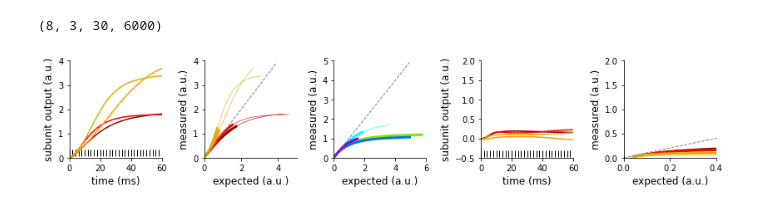
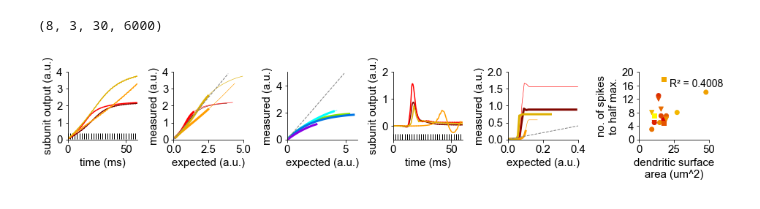
Before and after one commit to yjkimnada/dendrite, a Jupyter notebook: fig_gru/fig_gru.ipynb, the cells around one changed output. Saved outputs shown, nothing was run; the diff lists cells and outputs as text; code cells hidden in the pictures.

Commit message:
Updated figure code.

```diff
--- a/fig_gru/fig_gru.ipynb
+++ b/fig_gru/fig_gru.ipynb
@@ -3,7 +3,7 @@ import numpy as np
 import matplotlib.pyplot as plt
 import matplotlib as mpl
 # %%
-model_type = "glm"
+model_type = "gru"
 # %%
 if model_type == "glm":
     na = np.load("/media/hdd01/sklee/CA1_clust4-60/hand/glm_s10_h1_probe.npy")
@@ -107,6 +107,7 @@ clust_idx_4 = np.asarray([0,1,2,3])
 mpl.rcParams['pdf.fonttype'] = 42
 mpl.rcParams['font.sans-serif'] = "Arial"
 mpl.rcParams['font.family'] = "sans-serif"
+plt.rcParams['font.size'] = '15'
 
 #colors = ['#2fff00', '#ff00ff', '#8c00ff', '#00ff44', '#ff7300', '#00d0ff',
           #'#1500ff', '#00ffbb', '#ff0000', '#005eff', '#ffea00', '#a2ff00']
@@ -120,8 +121,11 @@ blues = ["#87E500", "#00ffff", "#0076E5", "#8700E5"]
 
 sub_idx = [1,2,3,5,6,7,8,9]
 
+if model_type == "gru":
+    fig = plt.figure(constrained_layout=True, figsize = (13,2.2))
+elif model_type == "glm":
+    fig = plt.figure(constrained_layout=True, figsize = (11,2.2))
 
-fig = plt.figure(constrained_layout=True, figsize = (13,2.2))
 gs = fig.add_gridspec(1,6, wspace=0.1, hspace=0.1)
 ax1 = fig.add_subplot(gs[0])
 ax2 = fig.add_subplot(gs[1])
@@ -212,19 +216,19 @@ ax5.margins(x=0.01, y=0.01)
 if model_type == "gru":
     ax6.margins(x=0.01, y=0.01)
 
-ax1.set_ylabel("subunit output (a.u.)", fontsize=12)
-ax4.set_ylabel("subunit output (a.u.)", fontsize=12)
-ax2.set_ylabel("measured (a.u.)", fontsize=12)
-ax5.set_ylabel("measured (a.u.)", fontsize=12)
-ax3.set_ylabel("measured (a.u.)", fontsize=12)
-ax1.set_xlabel("time (ms)", fontsize=12)
-ax4.set_xlabel("time (ms)", fontsize=12)
-ax2.set_xlabel('expected (a.u.)', fontsize=12)
-ax3.set_xlabel('expected (a.u.)', fontsize=12)
-ax5.set_xlabel('expected (a.u.)', fontsize=12)
+ax1.set_ylabel("subunit output (a.u.)")
+ax4.set_ylabel("subunit output (a.u.)")
+ax2.set_ylabel("measured (a.u.)")
+ax5.set_ylabel("measured (a.u.)")
+ax3.set_ylabel("measured (a.u.)")
+ax1.set_xlabel("time (ms)")
+ax4.set_xlabel("time (ms)")
+ax2.set_xlabel('expected (a.u.)')
+ax3.set_xlabel('expected (a.u.)')
+ax5.set_xlabel('expected (a.u.)')
 if model_type == "gru":
-    ax6.set_ylabel("no. of spikes\nto half max.", fontsize=12)
-    ax6.set_xlabel("dendritic surface\narea (um^2)", fontsize=12)
+    ax6.set_ylabel("no. of spikes\nto half max.")
+    ax6.set_xlabel("dendritic surface\narea (um^2)")
 
 if model_type == "gru":
     ax1.set_xlim(0,60)
@@ -260,33 +264,33 @@ elif model_type == "glm":
 
     ax1.set_yticks(np.arange(0,4.1,1))
     ax2.set_yticks(np.arange(0,4.1,1))
     ax5.set_yticks(np.arange(0,2.1,0.5))
     #ax6.set_yticks(np.arange(0,20.1,4))
 
 sa = np.pi * (diam_length[:,0]/2) ** 2 * diam_length[:,1]
 
 if model_type == "gru":
     ax6.scatter(sa[new_den_idx_12][:new_half_idx_12.size], new_half_idx_12, marker="o", c=red12[:-3], label="12 clusters")
     ax6.scatter(sa[new_den_idx_8][:new_half_idx_8.size], new_half_idx_8, marker="v", c=red8[:-2], label="8 clusters")
     ax6.scatter(sa[new_den_idx_4][:new_half_idx_4.size], new_half_idx_4, marker="s", c=red4, label="4 clusters")
     #legend = ax6.legend(fontsize=8, frameon=False, loc=(0.7,0.1))
 
     #scatter_no = new_half_idx_12.size + new_half_idx_8.size + new_half_idx_4.size
     #sa_array = np.empty((scatter_no))
     sa_array = np.concatenate((sa[new_den_idx_12][:new_half_idx_12.size],
                               sa[new_den_idx_8][:new_half_idx_8.size],
                               sa[new_den_idx_4][:new_half_idx_4.size]), 0)
     half_array = np.concatenate((new_half_idx_12, new_half_idx_8, new_half_idx_4))
     sa_corr = np.corrcoef(sa_array, half_array)[0][1]
-    ax6.annotate("R² = "+str(np.round(sa_corr,4)), xy=(1.1,0.9),  xycoords='axes fraction',
-                size=10, ha='right', va='top')
+    ax6.annotate("R² = "+str(np.round(sa_corr,4)), xy=(1.2,0.9),  xycoords='axes fraction',
+                size=14, ha='right', va='top')
 
 
 fig.tight_layout()
 #plt.show()
 if model_type == "gru":
     fig.savefig("/home/sklee/dendrite/fig_gru/fig_gru_raw.pdf", bbox_inches="tight", transparent=True)
 elif model_type == "glm":
     fig.savefig("/home/sklee/dendrite/fig_gru/fig_glm_raw.pdf", bbox_inches="tight", transparent=True)
 # %% [output]
-[figure, old version]
+[figure, new version]
```
Also changed, not shown: 18 other files.
